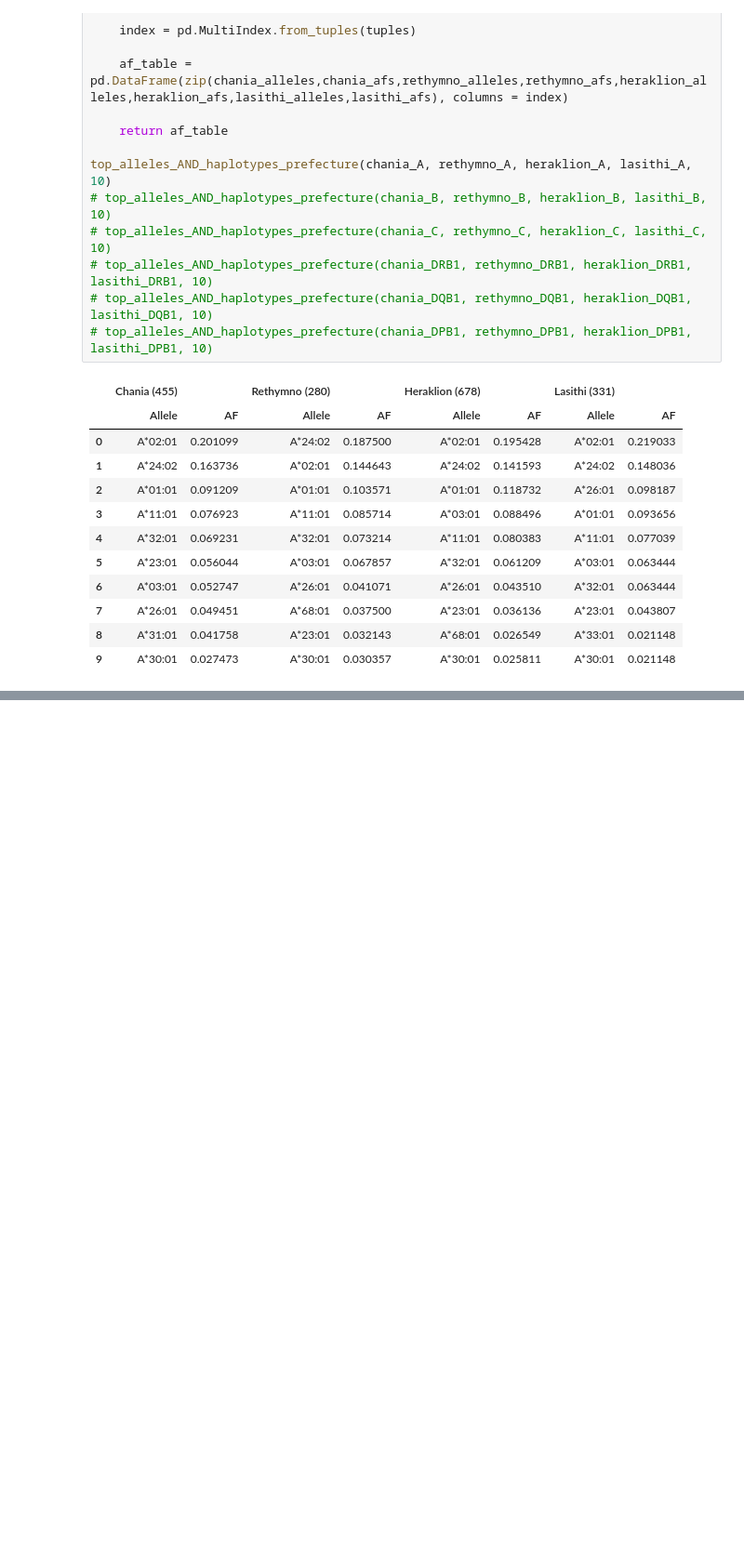
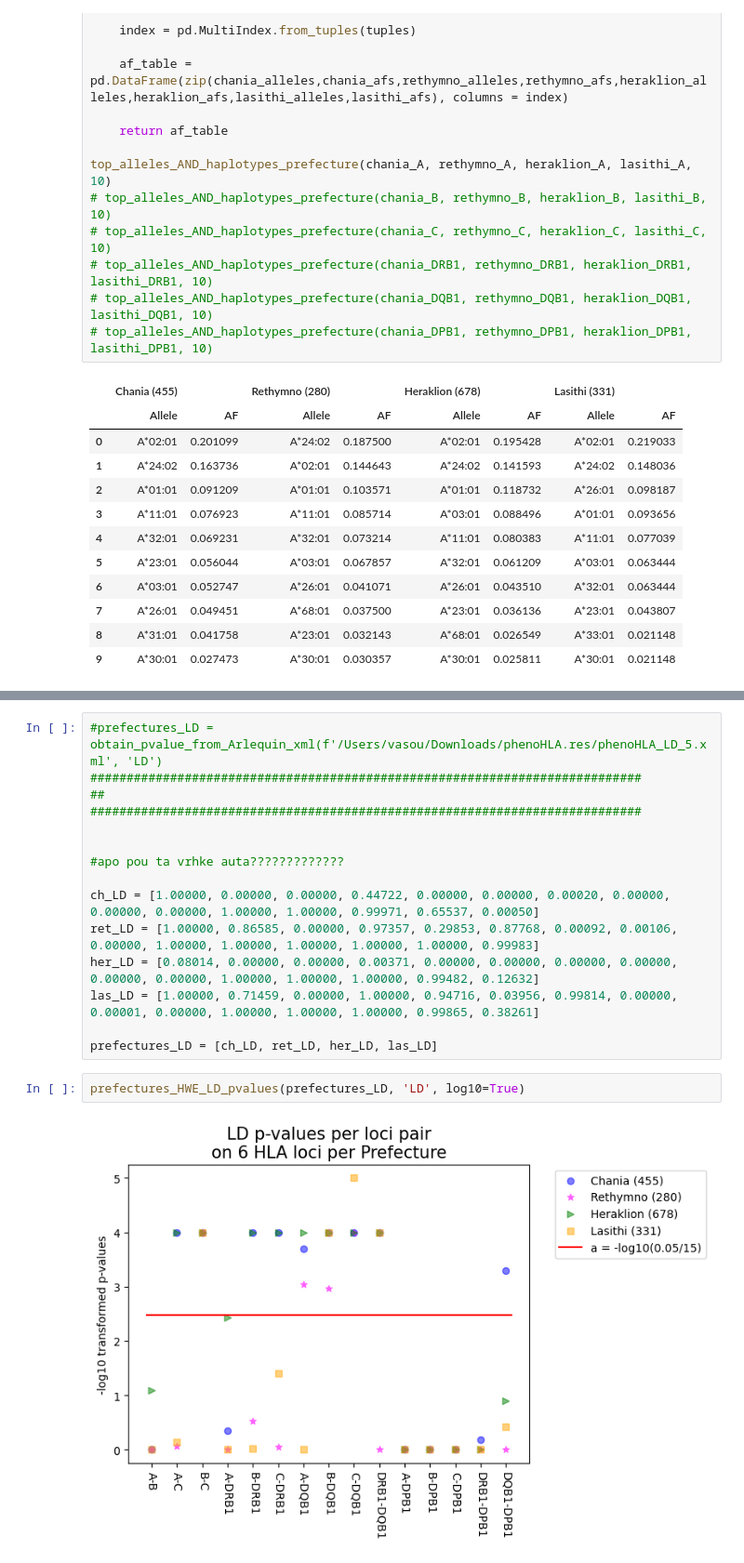
Before and after one commit to ioannavasilopoulou/ECoBBMaDoR_HLA, a Jupyter notebook: paper_code.ipynb, the cells around one changed output, grey strips where cells are left out. Shown at 93% size. Drawn from its saved outputs; the diff is of its cells as text; blank space fills up the shorter version.

```diff
--- a/paper_code.ipynb
+++ b/paper_code.ipynb
@@ -1992,0 +1914,19 @@ prefectures_haplotypes_fisher_4g = statistic_comparison_of_haplotypes_per_prefec
+# %%
+#prefectures_LD = obtain_pvalue_from_Arlequin_xml(f'/Users/vasou/Downloads/phenoHLA.res/phenoHLA_LD_5.xml', 'LD')
+############################################################################
+##
+############################################################################
+
+
+#apo pou ta vrhke auta?????????????
+
+ch_LD = [1.00000, 0.00000, 0.00000, 0.44722, 0.00000, 0.00000, 0.00020, 0.00000, 0.00000, 0.00000, 1.00000, 1.00000, 0.99971, 0.65537, 0.00050]
+ret_LD = [1.00000, 0.86585, 0.00000, 0.97357, 0.29853, 0.87768, 0.00092, 0.00106, 0.00000, 1.00000, 1.00000, 1.00000, 1.00000, 1.00000, 0.99983]
+her_LD = [0.08014, 0.00000, 0.00000, 0.00371, 0.00000, 0.00000, 0.00000, 0.00000, 0.00000, 0.00000, 1.00000, 1.00000, 1.00000, 0.99482, 0.12632]
+las_LD = [1.00000, 0.71459, 0.00000, 1.00000, 0.94716, 0.03956, 0.99814, 0.00000, 0.00001, 0.00000, 1.00000, 1.00000, 1.00000, 0.99865, 0.38261]
+
+prefectures_LD = [ch_LD, ret_LD, her_LD, las_LD]
+# %%
+prefectures_HWE_LD_pvalues(prefectures_LD, 'LD', log10=True)
+# %% [output]
+[figure, added]
```
Also changed, not shown: parts of 31 cells of this notebook.
